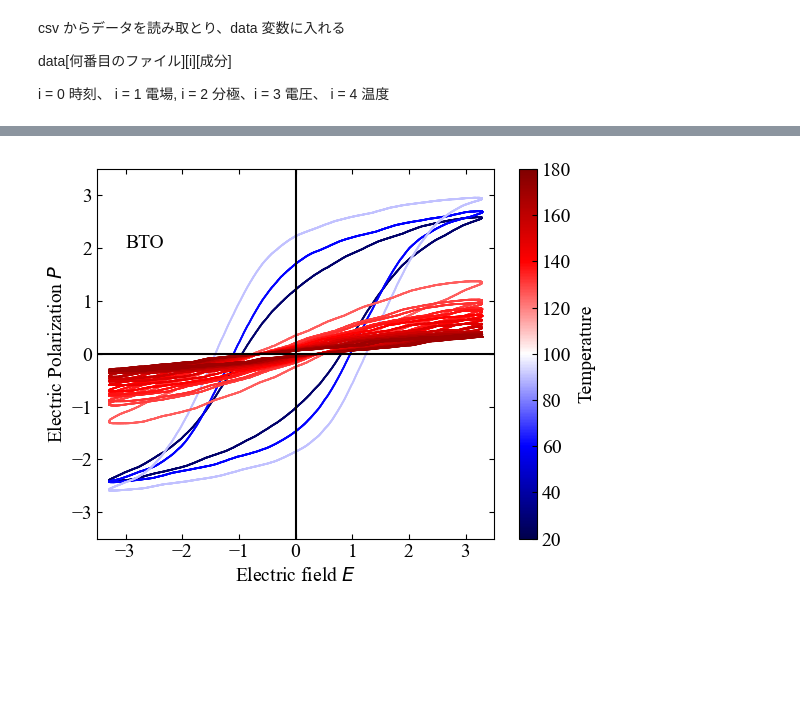
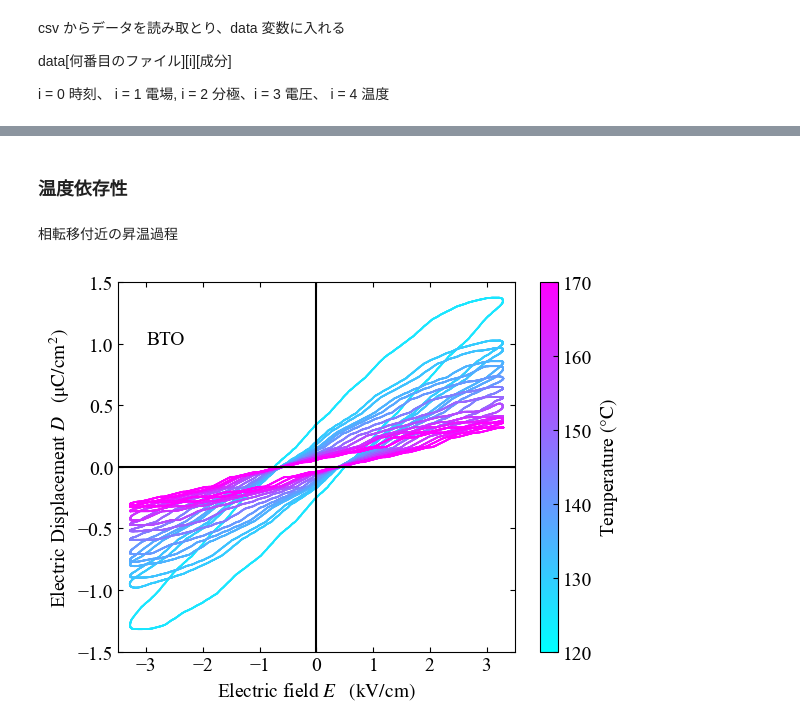
Before and after one commit to xiang-gong3944/----, a Jupyter notebook: 2024_10_04_ヒステリシス/data/2024_10_04.ipynb, the cells around one changed output, grey strips where cells are left out. Cells and saved outputs as stored; diff of their text form; code cells hidden in the pictures; blank space fills up the shorter version.

```diff
--- a/2024_10_04_ヒステリシス/data/2024_10_04.ipynb
+++ b/2024_10_04_ヒステリシス/data/2024_10_04.ipynb
@@ -11,5 +14,2 @@ import pandas as pd
 # %% [markdown]
 ファイル名と温度・電圧の対応
-# %%
-for i in range(-2, 3):
-    print(i)
@@ -115,0 +244,7 @@ from matplotlib.colors import Normalize
+# %%
+i=16
+# plt.scatter(data[i][0], data[i][2], s=0.1)
+# plt.scatter(data[i][0][4150:4170], data[i][1][4150:4170],s=0.1)
+# plt.scatter(data[i][0][4150:4170], data[i][2][4150:4170],s=0.1)
+plt.scatter(data[i][1], data[i][2], s=0.1)
+plt.scatter(data[i][1][0:100], data[i][2][0:100],s=10)
@@ -116,30 +644,43 @@ from matplotlib.colors import Normalize
+# %% [markdown]
+### 温度依存性
+# %% [markdown]
+相転移付近の昇温過程
 # %%
+# 目盛を上下作用にセット
 f = plt.figure()
 ax = f.add_subplot(111)
 ax.yaxis.set_ticks_position('both')
 ax.xaxis.set_ticks_position('both')
+plt.rcParams['xtick.direction'] = 'in'
+plt.rcParams['ytick.direction'] = 'in'
 
-plt.rcParams['font.size'] = 14
-plt.rcParams['font.family'] ='Times New Roman'
+# プロットエリアの範囲等の整備
 plt.xlim(-3.5,3.5)
-plt.ylim(-3.5,3.5)
+plt.ylim(-1.5,1.5)
 plt.xticks([-3,-2,-1,0,1,2,3])
 plt.hlines([0],-3.5,3.5, "black")
 plt.vlines([0],-3.5,3.5, "black")
-plt.xlabel("Electric field $E$")
-plt.ylabel("Electric Polarization $P$ ")
-plt.rcParams['xtick.direction'] = 'in'
-plt.rcParams['ytick.direction'] = 'in'
 
-plt.scatter(data[16][1][3000:7000],data[16][2][3000:7000], c=data[16][4][3000:7000], cmap="seismic", norm=Normalize(vmin=20, vmax=180),  s=0.1)
-plt.scatter(data[33][1][3000:7000],data[33][2][3000:7000], c=data[33][4][3000:7000], cmap="seismic", norm=Normalize(vmin=20, vmax=180),  s=0.1)
-plt.scatter(data[50][1][3000:7000],data[50][2][3000:7000], c=data[50][4][3000:7000], cmap="seismic", norm=Normalize(vmin=20, vmax=180),  s=0.1)
-for i in range(68,81):
-    plt.scatter(data[i][1][3000:7000],data[i][2][3000:7000], c=data[i][4][3000:7000], cmap="seismic", norm=Normalize(vmin=20, vmax=180),  s=0.1)
-plt.colorbar(label = "Temperature")
+# フォントの選択
+plt.rcParams['font.size'] = 14
+plt.rcParams['font.family'] ='Times New Roman'
+plt.rcParams['mathtext.fontset'] = 'stix'
 
-plt.text(-3, 2, "BTO")
+# 軸ラベル
+plt.xlabel("Electric field $ E \quad\mathrm{(kV/cm)}$")
+plt.ylabel("Electric Displacement $ D \quad\mathrm{(\mu C/cm^2)}$ ")
+
+# プロット
+for i in range(68,72):
+    plt.scatter(data[i][1][3000:7000],data[i][2][3000:7000], c=data[i][4][3000:7000], cmap="cool", norm=Normalize(vmin=120, vmax=170),  s=0.1)
+for i in range(72,81):
+    plt.scatter(data[i][1][3000:7000],data[i][2][3000:7000], c=data[i][4][3000:7000], cmap="cool", norm=Normalize(vmin=120, vmax=170),  s=0.1)
+# カラーバーのラベル
+plt.colorbar(label = "Temperature $(\mathrm{\degree C})$")
+
+# その他要素
+plt.text(-3, 1, "BTO")
 
 plt.show()
 # %% [output]
-[figure, old version]
+[figure, new version]
```
Also changed, not shown: parts of 63 cells of this notebook.
